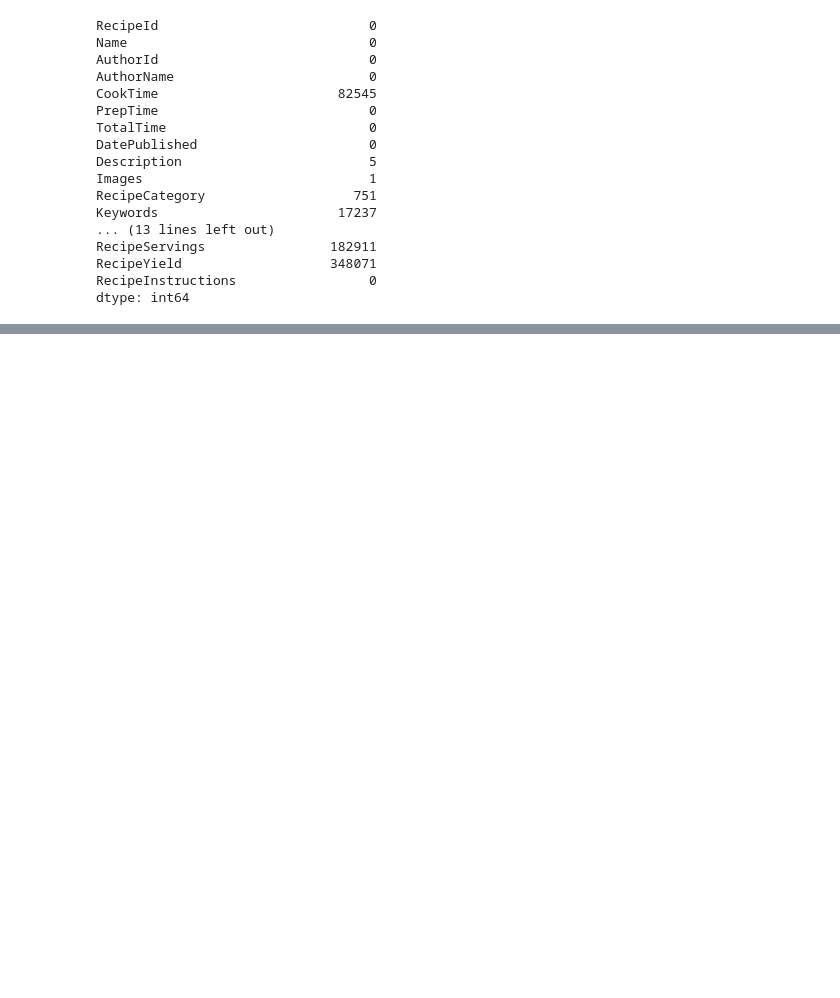
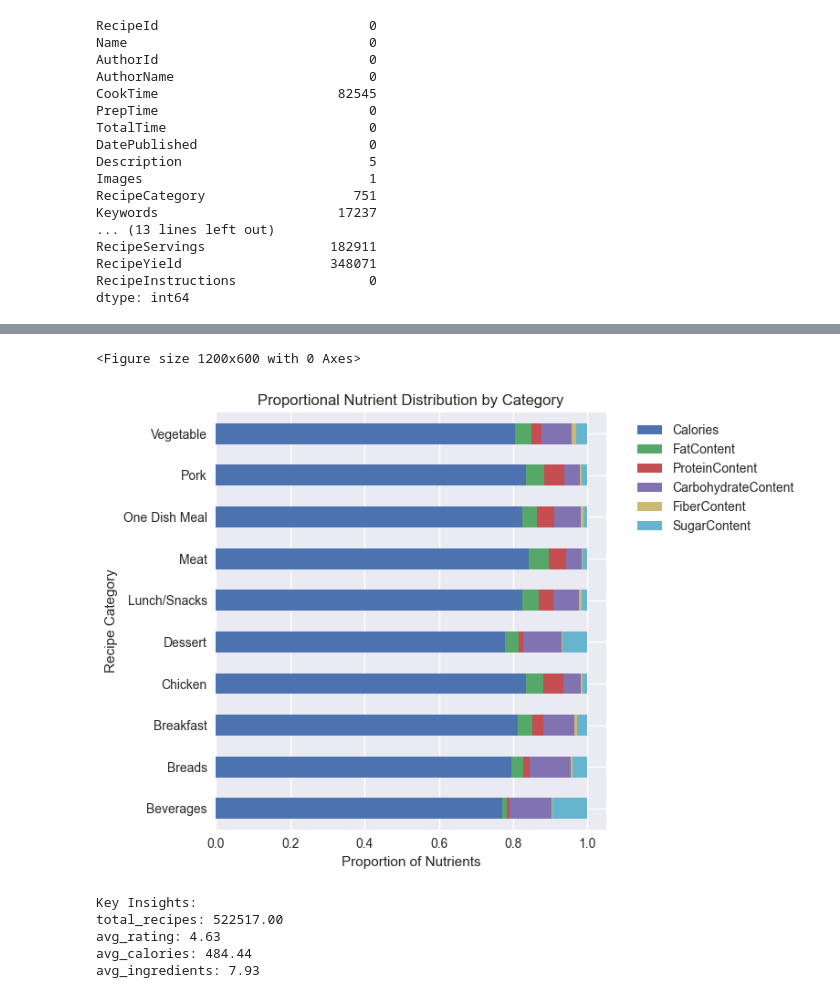
Before and after one commit to MinhasAlungal/culinary_compass, a Jupyter notebook: notebooks/food_recipes_EDA.ipynb, the cells around one changed output, grey strips where cells are left out. Drawn from its saved outputs; the diff is of its cells as text; code cells hidden in the pictures; blank space fills up the shorter version.

```diff
--- a/notebooks/food_recipes_EDA.ipynb
+++ b/notebooks/food_recipes_EDA.ipynb
@@ -62,0 +239,25 @@ dtype: int64
+# %%
+# Get top 5 categories
+top_categories = df['RecipeCategory'].value_counts().head(10).index
+df_top = df[df['RecipeCategory'].isin(top_categories)]
+
+# Normalize the nutritional values for better visualization
+nutrients = ['Calories', 'FatContent', 'ProteinContent', 'CarbohydrateContent', 'FiberContent', 'SugarContent']
+df_normalized = df_top[nutrients].apply(lambda x: (x - x.min()) / (x.max() - x.min()))
+# %%
+# Nutritional Distribution by Category
+# Stacked Bar Chart
+
+plt.figure(figsize=(12, 6))
+nutrient_means = df_top.groupby('RecipeCategory')[nutrients].mean()
+nutrient_means_normalized = nutrient_means.apply(lambda x: x/x.sum(), axis=1)
+nutrient_means_normalized.plot(kind='barh', stacked=True)
+plt.title('Proportional Nutrient Distribution by Category')
+plt.ylabel('Recipe Category')
+plt.xlabel('Proportion of Nutrients')
+plt.legend(bbox_to_anchor=(1.05, 1), loc='upper left')
+plt.tight_layout()
+plt.show()
+# %% [output]
+<Figure size 1200x600 with 0 Axes>
+[figure, added]
@@ -62,0 +268,18 @@ dtype: int64
+# %%
+# Save key insights
+insights = {
+    'total_recipes': len(df),
+    'avg_rating': df['AggregatedRating'].mean(),
+    'avg_calories': df['Calories'].mean(),
+    'avg_ingredients': df['IngredientCount'].mean(),
+}
+
+print("\nKey Insights:")
+for key, value in insights.items():
+    print(f"{key}: {value:.2f}")
+# %% [output]
+Key Insights:
+total_recipes: 522517.00
+avg_rating: 4.63
+avg_calories: 484.44
+avg_ingredients: 7.93
```
Also changed, not shown: parts of 21 cells of this notebook.
